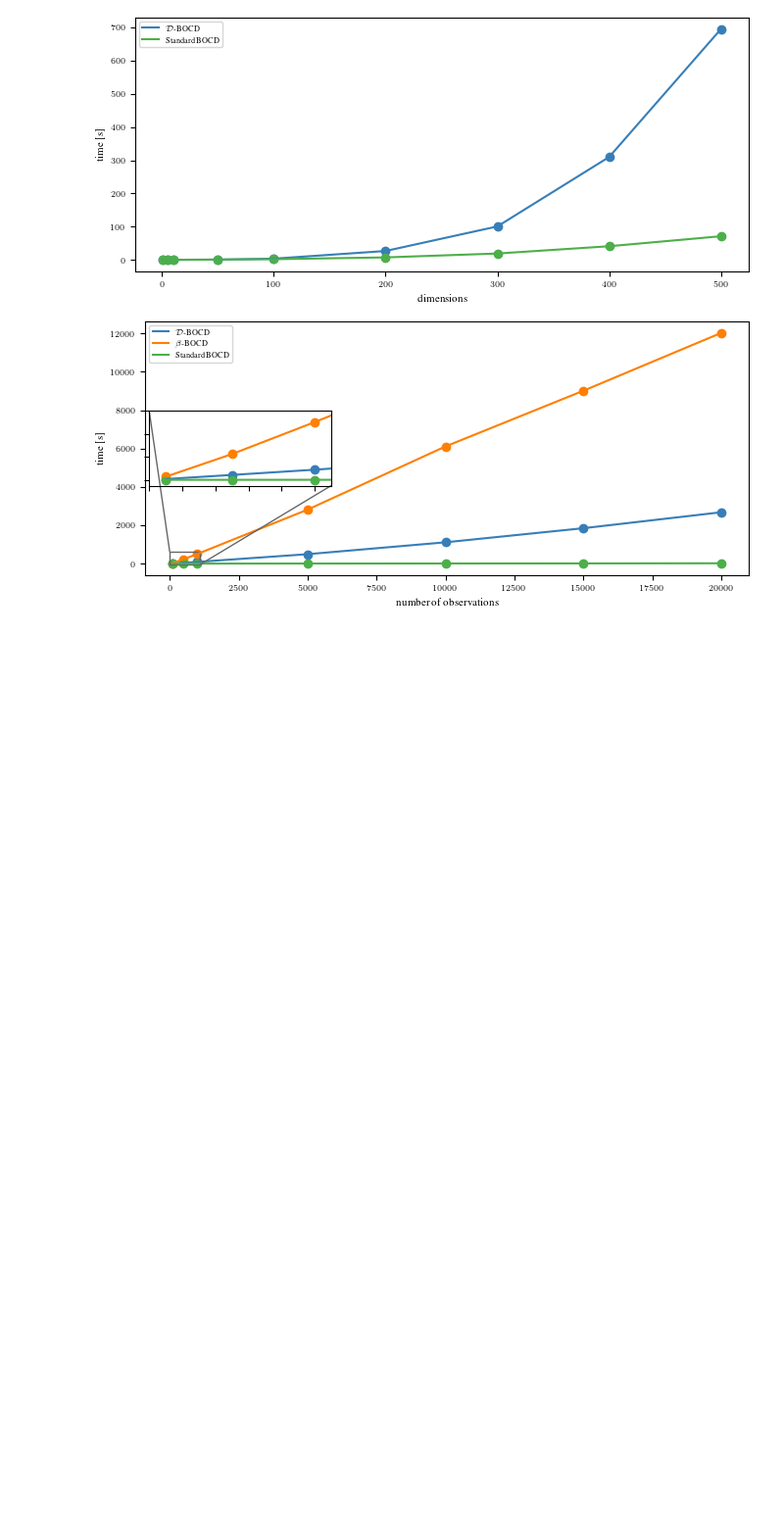
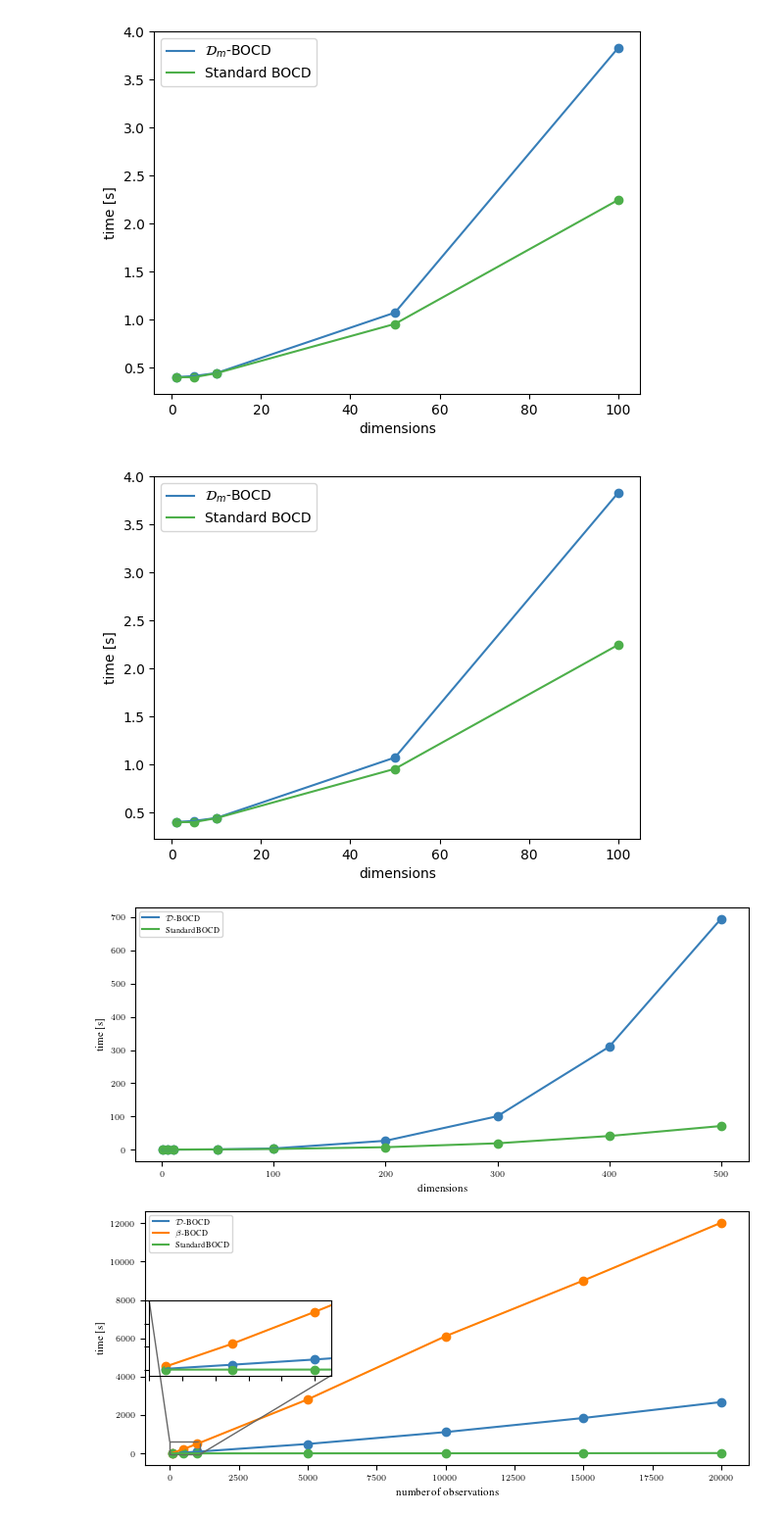
Before and after one commit to maltamiranomontero/DSM-bocd, a Jupyter notebook: notebooks/complexity_plots.ipynb, the cells around one changed output. Shown at 98% size. Drawn from its saved outputs; the diff is of its cells as text; code cells hidden in the pictures; blank space fills up the shorter version.

```diff
--- a/notebooks/complexity_plots.ipynb
+++ b/notebooks/complexity_plots.ipynb
@@ -73,6 +75,22 @@ with plt.rc_context(bundles.icml2022()):
     axs.legend()
 
     fig.savefig(os.path.join(RESULT_PATH, FILE_NAME), format="pdf", bbox_inches= "tight")
+# %%
+fig, axs = plt.subplots()
+
+axs.plot(D[:-4],times_DSM_D_mean[:-4],c=CB_color_cycle[0],label = '$\mathcal{D}_m$-BOCD')
+axs.plot(D[:-4],times_BOCD_D_mean[:-4],c=CB_color_cycle[2],label = 'Standard BOCD')
+
+axs.scatter(D[:-4],times_DSM_D_mean[:-4],c=CB_color_cycle[0])
+axs.scatter(D[:-4],times_BOCD_D_mean[:-4],c=CB_color_cycle[2])
+
+axs.set_ylabel('time [s]')
+axs.set_xlabel('dimensions')
+axs.legend()
+plt.show()
+# %% [output]
+[figure, added]
+[figure, added]
 # %%
 FILE_PATH = os.path.join(DATA_PATH,'times_beta_T.pickle')
 with open(FILE_PATH, 'rb') as handle:
```
Also changed, not shown: parts of 1 cell of this notebook, 28 other files.
